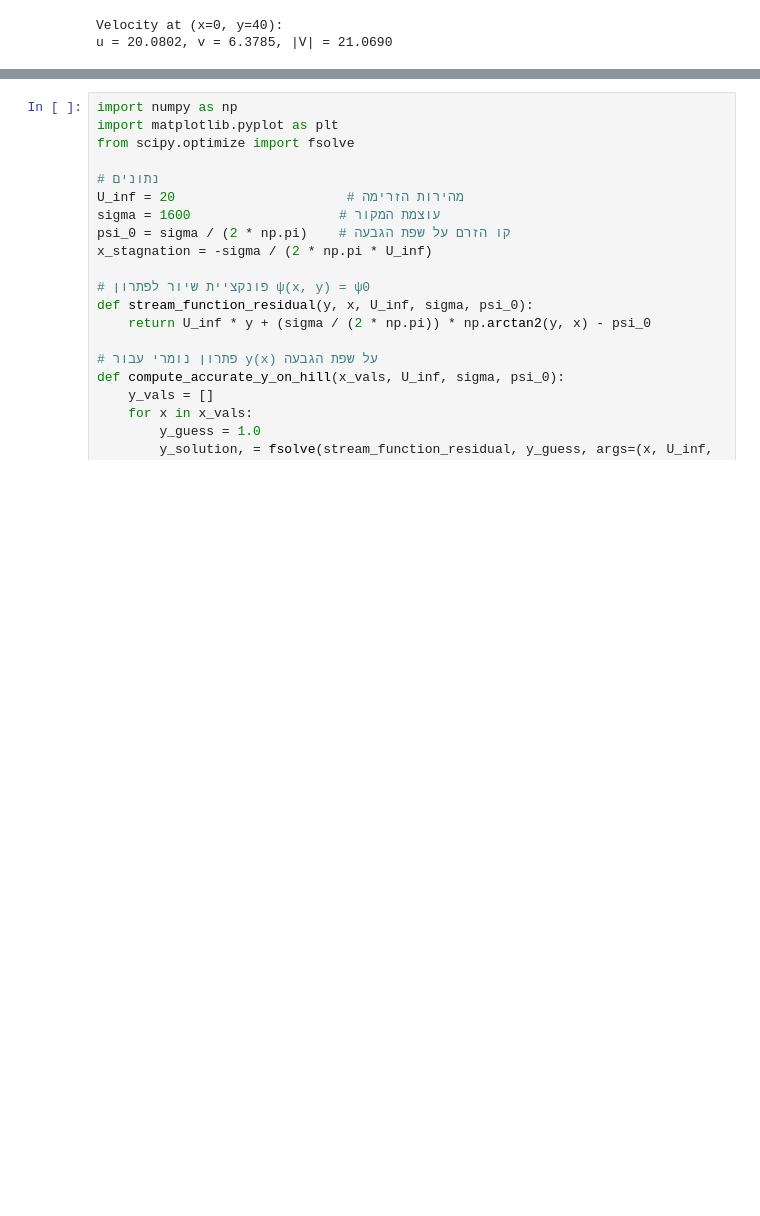
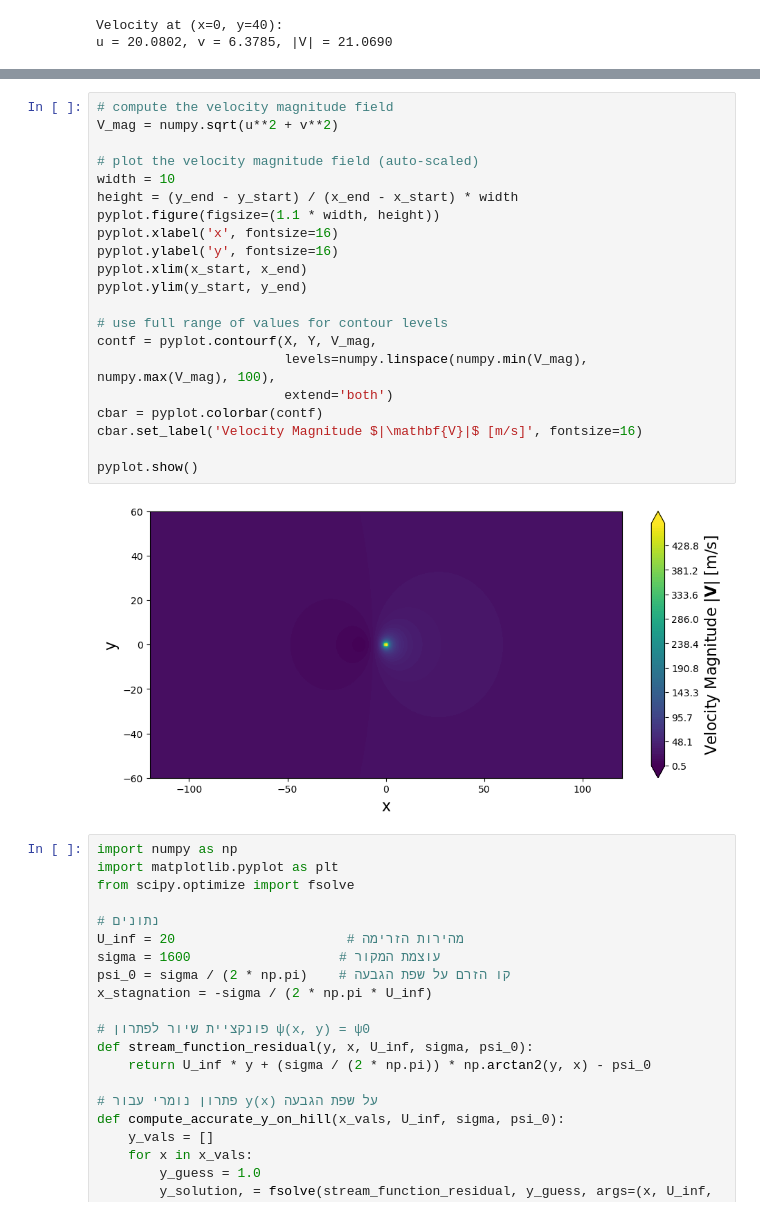
Before and after one commit to MordehayTadela/IntroToAeroTau, a Jupyter notebook: notebooks/Lab_PartA.ipynb, the cells around one changed output, grey strips where cells are left out. Cells and saved outputs as stored; diff of their text form; blank space fills up the shorter version.

```diff
--- a/notebooks/Lab_PartA.ipynb
+++ b/notebooks/Lab_PartA.ipynb
@@ -295,3 +296,26 @@ pyplot.show()
+# %%
+# compute the velocity magnitude field
+V_mag = numpy.sqrt(u**2 + v**2)
+
+# plot the velocity magnitude field (auto-scaled)
+width = 10
+height = (y_end - y_start) / (x_end - x_start) * width
+pyplot.figure(figsize=(1.1 * width, height))
+pyplot.xlabel('x', fontsize=16)
+pyplot.ylabel('y', fontsize=16)
+pyplot.xlim(x_start, x_end)
+pyplot.ylim(y_start, y_end)
+
+# use full range of values for contour levels
+contf = pyplot.contourf(X, Y, V_mag,
+                        levels=numpy.linspace(numpy.min(V_mag), numpy.max(V_mag), 100),
+                        extend='both')
+cbar = pyplot.colorbar(contf)
+cbar.set_label('Velocity Magnitude $|\mathbf{V}|$ [m/s]', fontsize=16)
+
+pyplot.show()
+# %% [output]
+[figure, added]
 # %%
 import numpy as np
 import matplotlib.pyplot as plt
```
Also changed, not shown: parts of 3 cells of this notebook, 1 other file.
